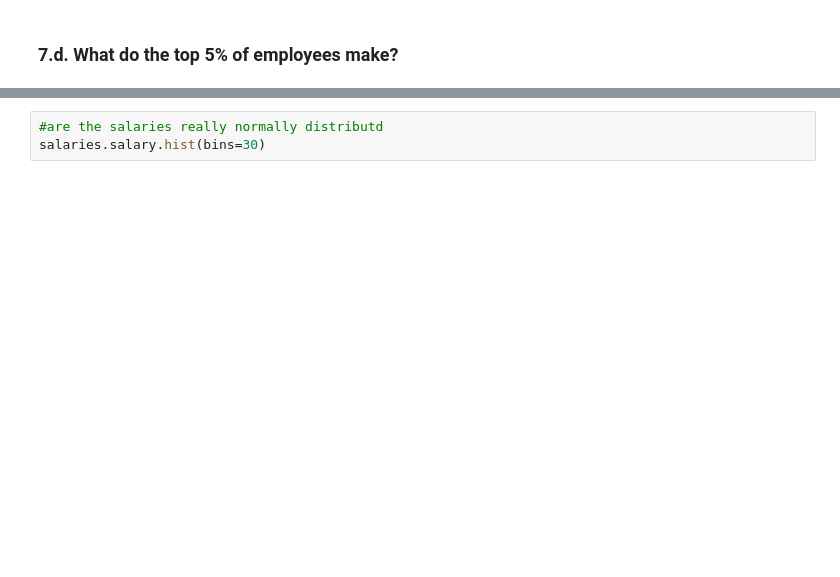
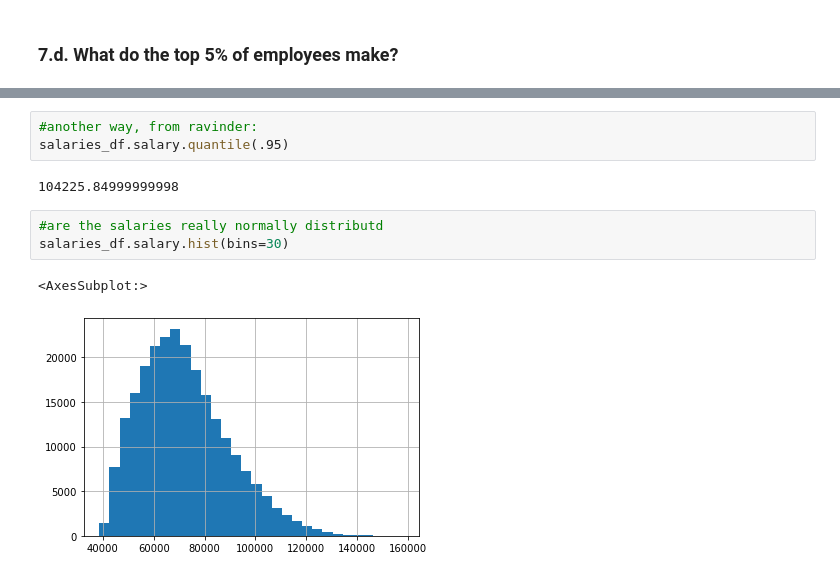
Before and after one commit to brianclements03/statistics-exercises, a Jupyter notebook: probability_distributions.ipynb, the cells around one changed output, grey strips where cells are left out. Drawn from its saved outputs; the diff is of its cells as text; blank space fills up the shorter version.

```diff
--- a/probability_distributions.ipynb
+++ b/probability_distributions.ipynb
@@ -365,3 +367,11 @@ salary_stats.isf(.05)
+# %%
+#another way, from ravinder:
+salaries_df.salary.quantile(.95)
+# %% [output]
+104225.84999999998
 # %%
 #are the salaries really normally distributd
-salaries.salary.hist(bins=30)
+salaries_df.salary.hist(bins=30)
+# %% [output]
+<AxesSubplot:>
+[figure, added]
```
Also changed, not shown: parts of 12 cells of this notebook.
